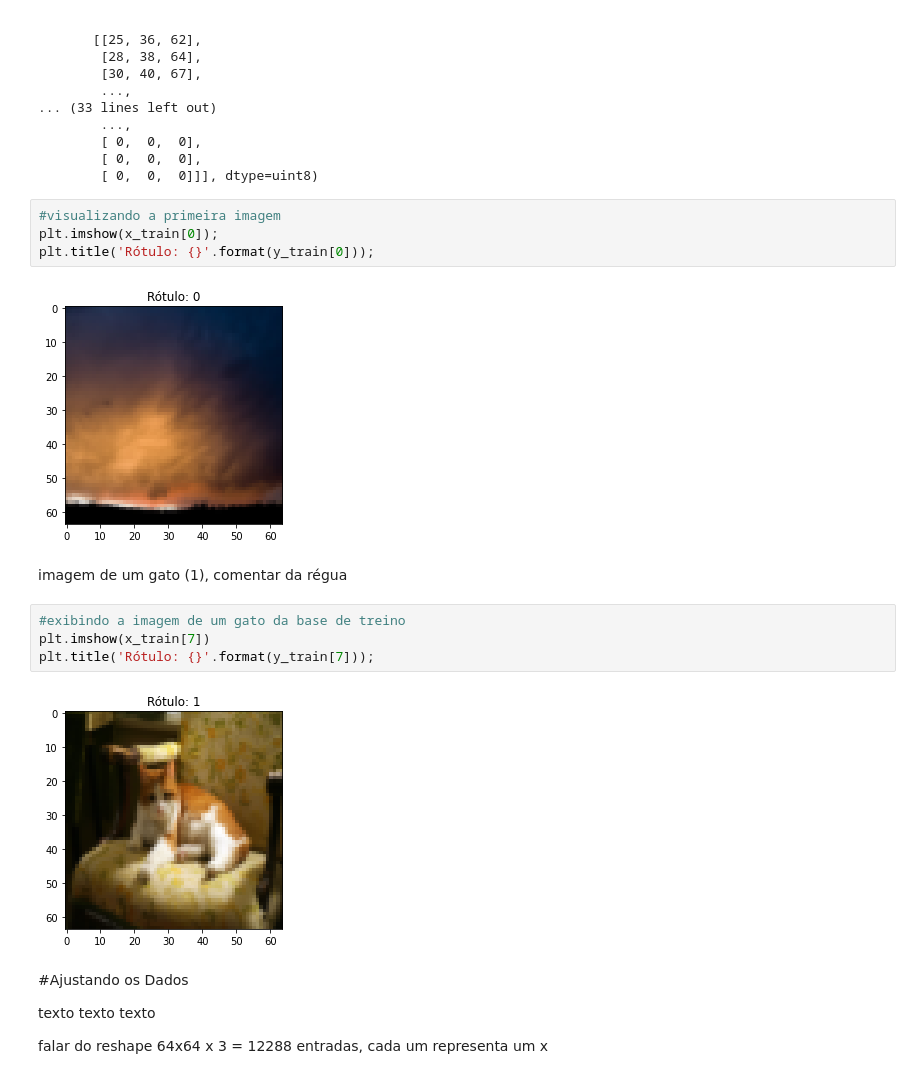
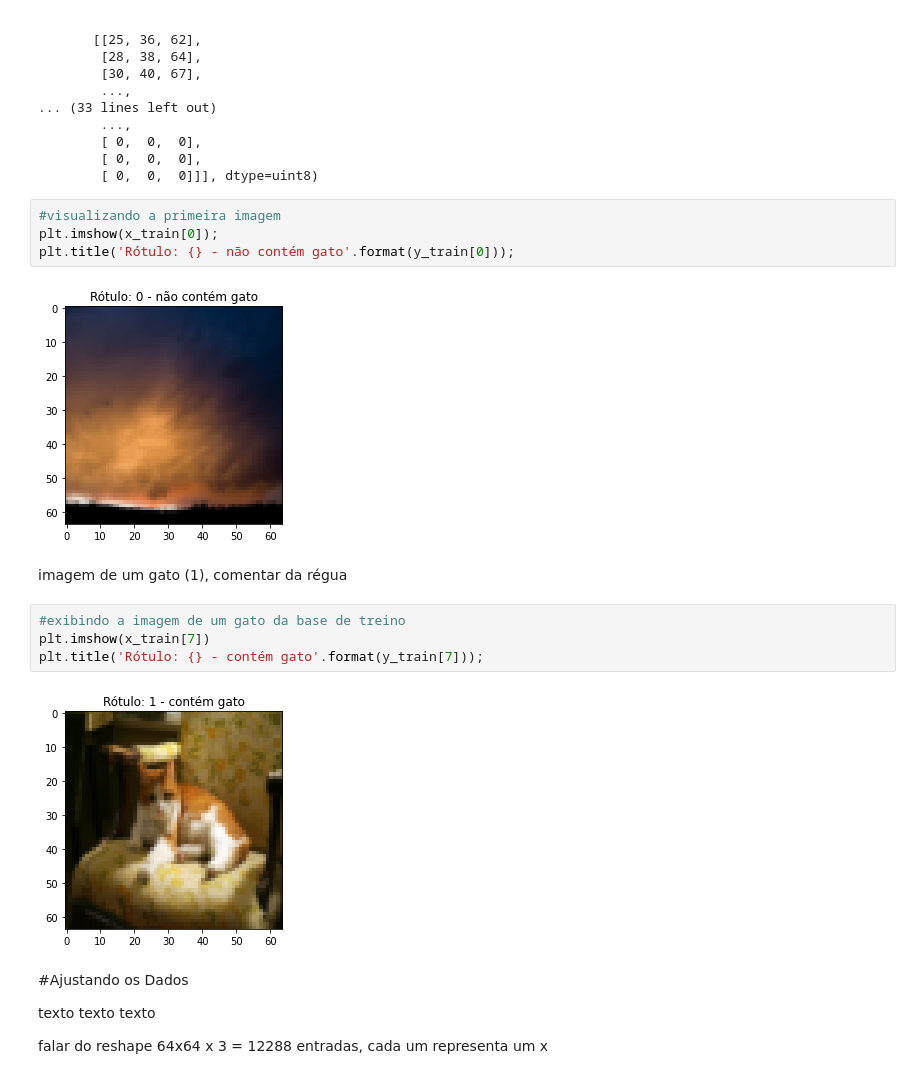
Before and after one commit to FerrazThales/Redes-Neurais, a Jupyter notebook: Cat_and_NonCat_with_Logistics_Regression.ipynb, the cells around one changed output. Drawn from its saved outputs; the diff is of its cells as text.

```diff
--- a/Cat_and_NonCat_with_Logistics_Regression.ipynb
+++ b/Cat_and_NonCat_with_Logistics_Regression.ipynb
@@ -125,17 +107,17 @@ array([[[17, 31, 56],
 # %%
 #visualizando a primeira imagem
 plt.imshow(x_train[0]);
-plt.title('Rótulo: {}'.format(y_train[0]));
+plt.title('Rótulo: {} - não contém gato'.format(y_train[0]));
 # %% [output]
-[figure, old version]
+[figure, new version]
 # %% [markdown]
 imagem de um gato (1), comentar da régua
 # %%
 #exibindo a imagem de um gato da base de treino
 plt.imshow(x_train[7])
-plt.title('Rótulo: {}'.format(y_train[7]));
+plt.title('Rótulo: {} - contém gato'.format(y_train[7]));
 # %% [output]
-[figure, old version]
+[figure, new version]
 # %% [markdown]
 #Ajustando os Dados
 
```
Also changed, not shown: parts of 24 cells of this notebook.
